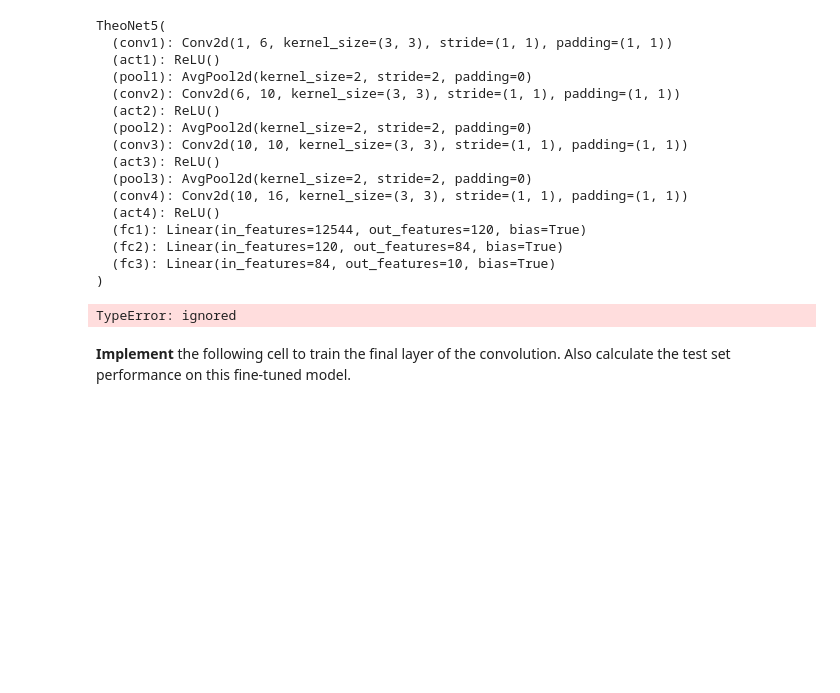
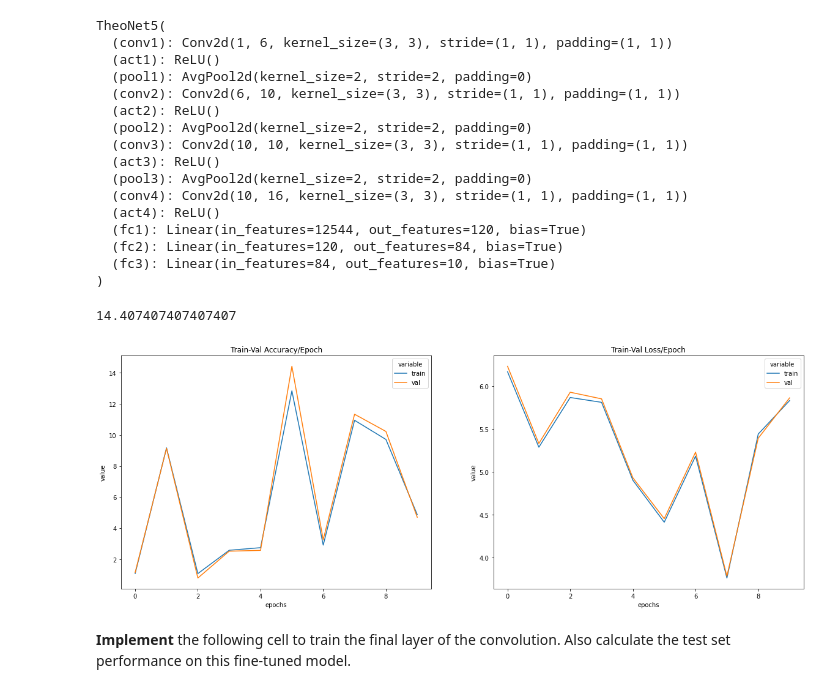
Before and after one commit to ttourneux/Final-Project, a Jupyter notebook: Assignment_3A.ipynb, the cells around one changed output. Saved outputs shown, nothing was run; the diff lists cells and outputs as text; code cells hidden in the pictures; blank space fills up the shorter version.

Commit message:
almost done

```diff
--- a/Assignment_3A.ipynb
+++ b/Assignment_3A.ipynb
@@ -1980,6 +1983,9 @@ class_train, class_val = torch.utils.data.random_split(combined_train,
 
 def transfer_train_loop(model,criterion, optimizer,BATCH_SIZE,
                display = True,  EPOCHS = 10, ):
+  '''
+  the model input needs to have fc3 as the final layer and needs to have already been trained.
+  '''
   #BATCH_SIZE = 16
   train_loader = DataLoader(dataset = class_train, batch_size = BATCH_SIZE)
   val_loader = DataLoader(dataset = class_val, batch_size = BATCH_SIZE)
@@ -2077,35 +2083,46 @@ TheoNet5(
   (fc3): Linear(in_features=84, out_features=10, bias=True)
 )
 # %%
+'''
+what needs to be done:
+need to make sure the optimizer is defined on the model AFTER CHANGES
+
+this means that we need to turn off grad outside the loop.
+It also means we need to redefine the model before even that ie reset the fc layer.
+
+'''
+
+
 accuracy_stats = {
     'train': [],
     "val": []
 }
 loss_stats = {
     'train': [],
     "val": []
 }
 
 #theoNet5
-model = theoNet5
+#model = theoNet5
 
 
 criterion = nn.CrossEntropyLoss()
-optimizer = torch.optim.Adam(model.parameters(), lr = .001)##torch.nn.CrossEntropyLoss()
+optimizer = torch.optim.Adam(theoNet5.parameters(), lr = .001)##torch.nn.CrossEntropyLoss()
 BATCH_SIZE = 16
 
 transfer_train_loop(theoNet5,criterion, optimizer,BATCH_SIZE = BATCH_SIZE,EPOCHS = 10, )
 
 plot_scores(accuracy_stats,loss_stats)
 print(max(accuracy_stats['val']))
 
 ## the accuracy doesn't get better than 12% this probably means that the NN isn't learning anything
 ## it might be stuck at bad performance bc the parameters cannot change.
 ## maybe the og model isn't performing well?
 
 ## The og model won't train well gets to 8% performance but it isn't the og training loop bc LeNet works fine
 # %% [output]
-TypeError: ignored
+14.407407407407407
+[figure, added]
 # %% [markdown]
 **Implement** the following cell to train the final layer of the convolution. Also calculate the test set performance on this fine-tuned model.
 # %%
```
Also changed, not shown: parts of 1 cell of this notebook.
